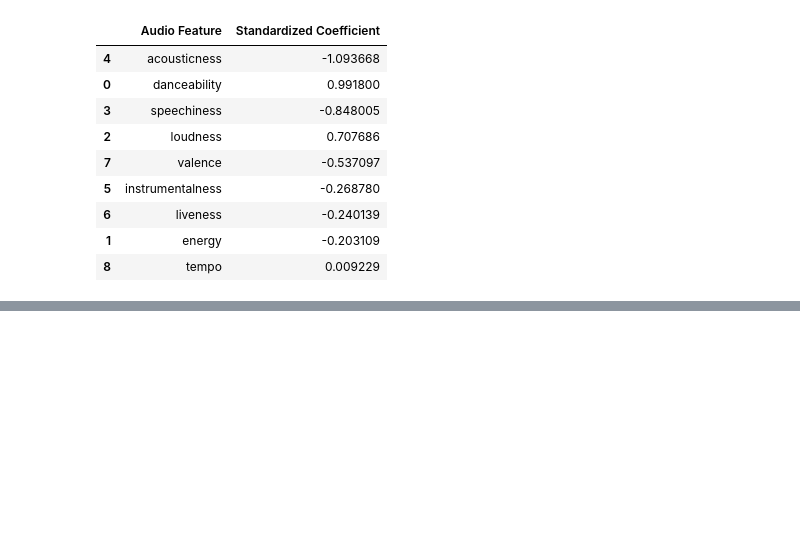
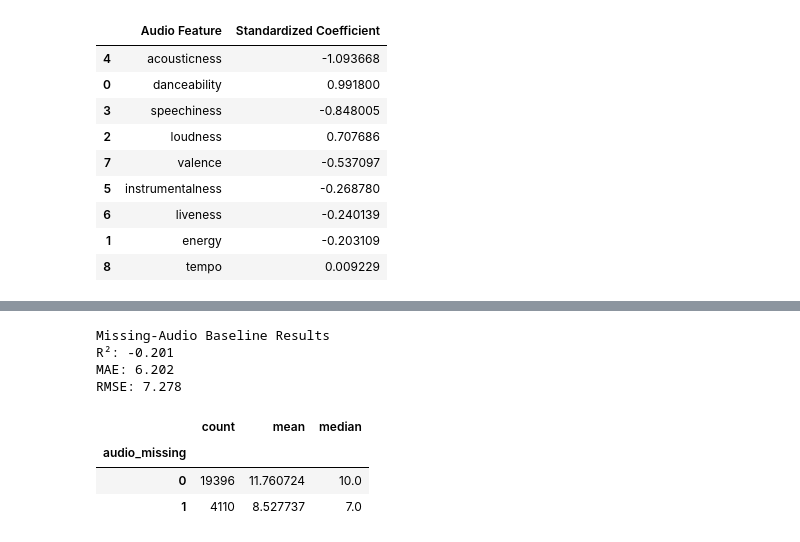
Before and after one commit to rheahalebeed/BA305-A3-Billboard-Spotify-Project, a Jupyter notebook: BA305ProjectCode.ipynb, the cells around one changed output, grey strips where cells are left out. Cells and saved outputs as stored; diff of their text form; code cells hidden in the pictures; blank space fills up the shorter version.

```diff
--- a/BA305ProjectCode.ipynb
+++ b/BA305ProjectCode.ipynb
@@ -1165,0 +1113,24 @@ Validation songs: 4845
+# %%
+# Identify songs that originally had missing audio characteristics
+
+train_imputed["audio_missing"] = (
+
+    train_data[features].isna().any(axis=1).astype(int)
+
+)
+
+test_imputed["audio_missing"] = (
+
+    test_data[features].isna().any(axis=1).astype(int)
+
+)
+
+# Check how many songs originally had missing audio data
+
+print("Training songs with missing audio:",
+
+      train_imputed["audio_missing"].sum())
+
+print("Testing songs with missing audio:",
+
+      test_imputed["audio_missing"].sum())
@@ -1165,0 +1848,32 @@ Validation songs: 4845
+# %%
+# Predict using the baseline model
+
+missing_baseline_pred = baseline_new.predict(X_test_missing)
+
+# Evaluate baseline performance
+
+print("Missing-Audio Baseline Results")
+
+print("R²:", round(r2_score(y_test_missing, missing_baseline_pred), 3))
+
+print("MAE:", round(mean_absolute_error(y_test_missing, missing_baseline_pred), 3))
+
+print("RMSE:", round(np.sqrt(mean_squared_error(y_test_missing, missing_baseline_pred)), 3))
+# %% [output]
+Missing-Audio Baseline Results
+R²: -0.201
+MAE: 6.202
+RMSE: 7.278
+# %%
+# Compare average chart duration by missingness
+
+train_imputed.groupby("audio_missing")["final_weeks_on_chart"].agg(
+
+    ["count", "mean", "median"]
+
+)
+# %% [output]
+|  | count | mean | median |
+| audio_missing |  |  |  |
+| 0 | 19396 | 11.760724 | 10.0 |
+| 1 | 4110 | 8.527737 | 7.0 |
```
Also changed, not shown: parts of 48 cells of this notebook.
